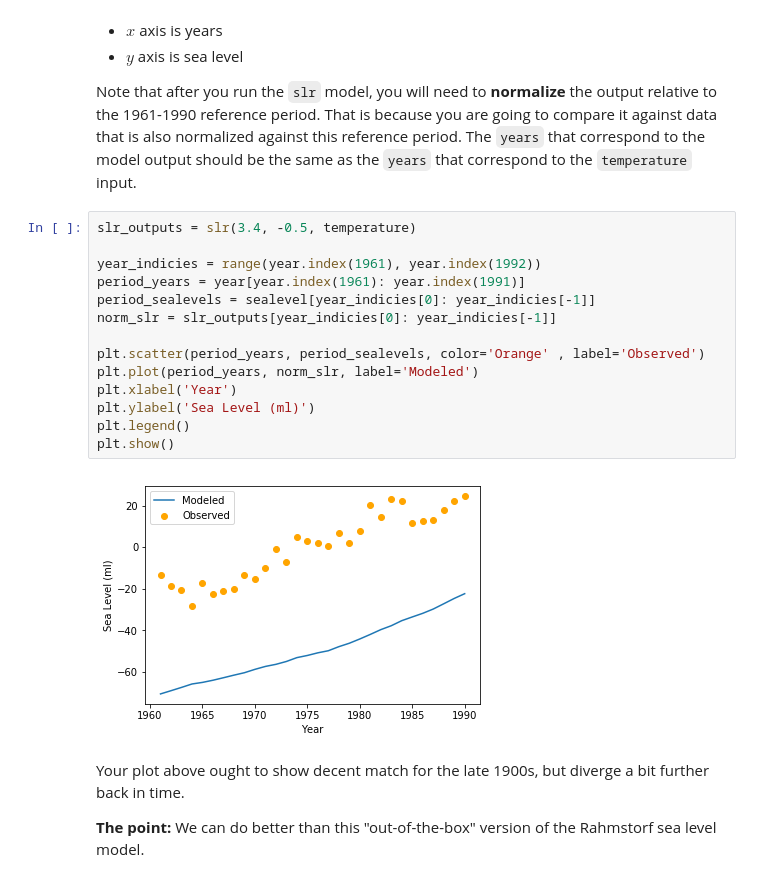
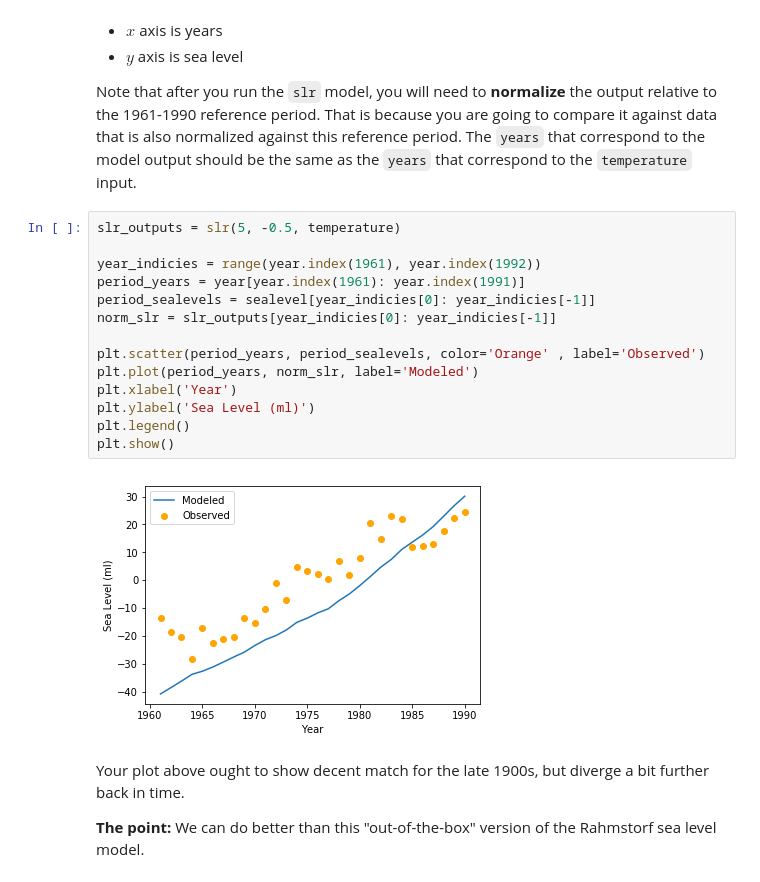
Before and after one commit to BrennonLee/AI, a Jupyter notebook: hw/csci3202_hw04_Brennon_Lee.ipynb, the cells around one changed output. Cells and saved outputs as stored; diff of their text form.

```diff
--- a/hw/csci3202_hw04_Brennon_Lee.ipynb
+++ b/hw/csci3202_hw04_Brennon_Lee.ipynb
@@ -115,21 +115,21 @@ Make a plot that contains:
 
 Note that after you run the `slr` model, you will need to **normalize** the output relative to the 1961-1990 reference period.  That is because you are going to compare it against data that is also normalized against this reference period. The `years` that correspond to the model output should be the same as the `years` that correspond to the `temperature` input.
 # %%
-slr_outputs = slr(3.4, -0.5, temperature)
+slr_outputs = slr(5, -0.5, temperature)
 
 year_indicies = range(year.index(1961), year.index(1992))
 period_years = year[year.index(1961): year.index(1991)]
 period_sealevels = sealevel[year_indicies[0]: year_indicies[-1]]
 norm_slr = slr_outputs[year_indicies[0]: year_indicies[-1]]
 
 plt.scatter(period_years, period_sealevels, color='Orange' , label='Observed')
 plt.plot(period_years, norm_slr, label='Modeled')
 plt.xlabel('Year')
 plt.ylabel('Sea Level (ml)')
 plt.legend()
 plt.show()
 # %% [output]
-[figure, old version]
+[figure, new version]
 # %% [markdown]
 Your plot above ought to show decent match for the late 1900s, but diverge a bit further back in time.
 
```
Also changed, not shown: parts of 3 cells of this notebook.
